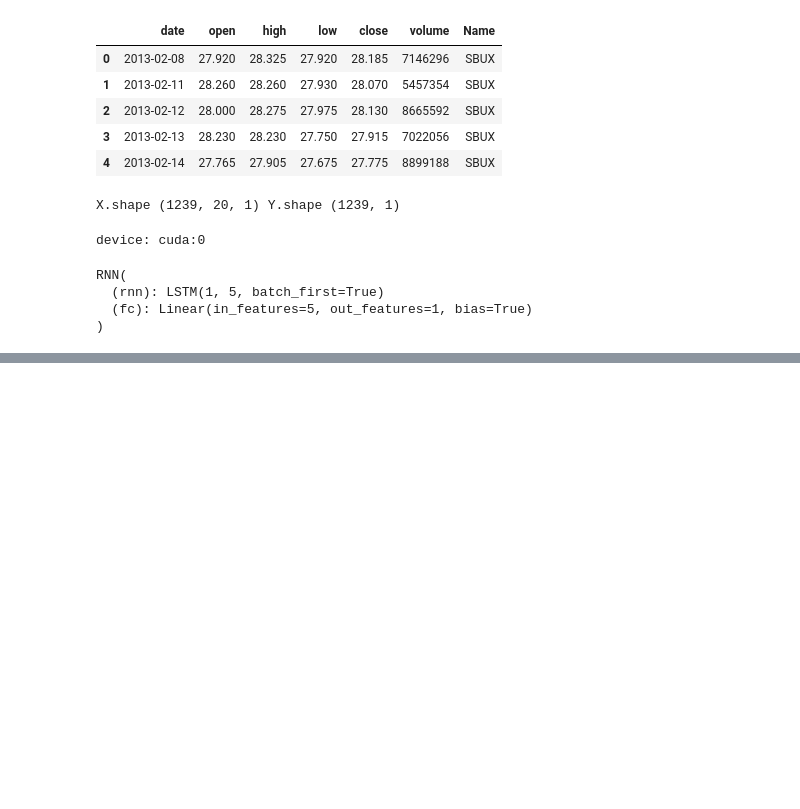
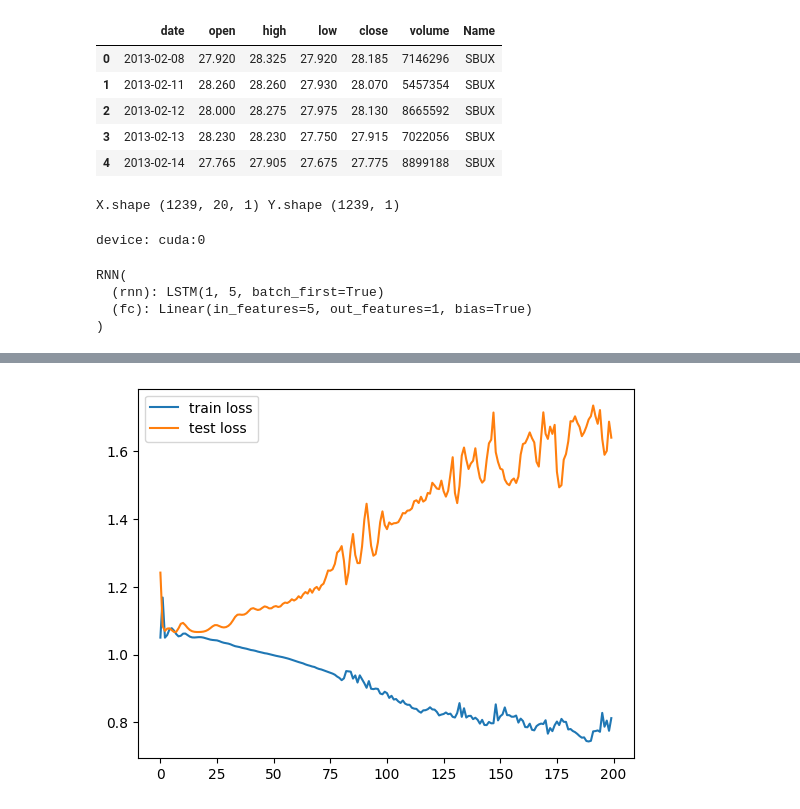
Before and after one commit to devincapriola/Stock-Return-Predictions-using-LSTMs, a Jupyter notebook: Pytorch_Stock_Return.ipynb, the cells around one changed output, grey strips where cells are left out. Drawn from its saved outputs; the diff is of its cells as text; code cells hidden in the pictures; blank space fills up the shorter version.

```diff
--- a/Pytorch_Stock_Return.ipynb
+++ b/Pytorch_Stock_Return.ipynb
@@ -220,0 +302,16 @@ plt.show()
+# %%
+# loss and optimizer
+criterion = nn.MSELoss()
+optimizer = torch.optim.Adam(model.parameters(), lr=0.1)
+# %%
+# Make inputs and targets
+X_train = torch.from_numpy(X[:-N//2].astype(np.float32))
+y_train = torch.from_numpy(Y[:-N//2].astype(np.float32))
+X_test = torch.from_numpy(X[-N//2:].astype(np.float32))
+y_test = torch.from_numpy(Y[-N//2:].astype(np.float32))
+# %%
+# move to GPU
+X_train, y_train = X_train.to(device), y_train.to(device)
+X_test, y_test = X_test.to(device), y_test.to(device)
+# %%
+train_losses, test_losses = full_gd(model, criterion, optimizer, X_train, y_train, X_test, y_test)
@@ -220,0 +339,8 @@ plt.show()
+# %%
+# plot the train and test losses per iteration
+plt.plot(train_losses, label='train loss')
+plt.plot(test_losses, label='test loss')
+plt.legend()
+plt.show()
+# %% [output]
+[figure, added]
```
Also changed, not shown: parts of 18 cells of this notebook.
